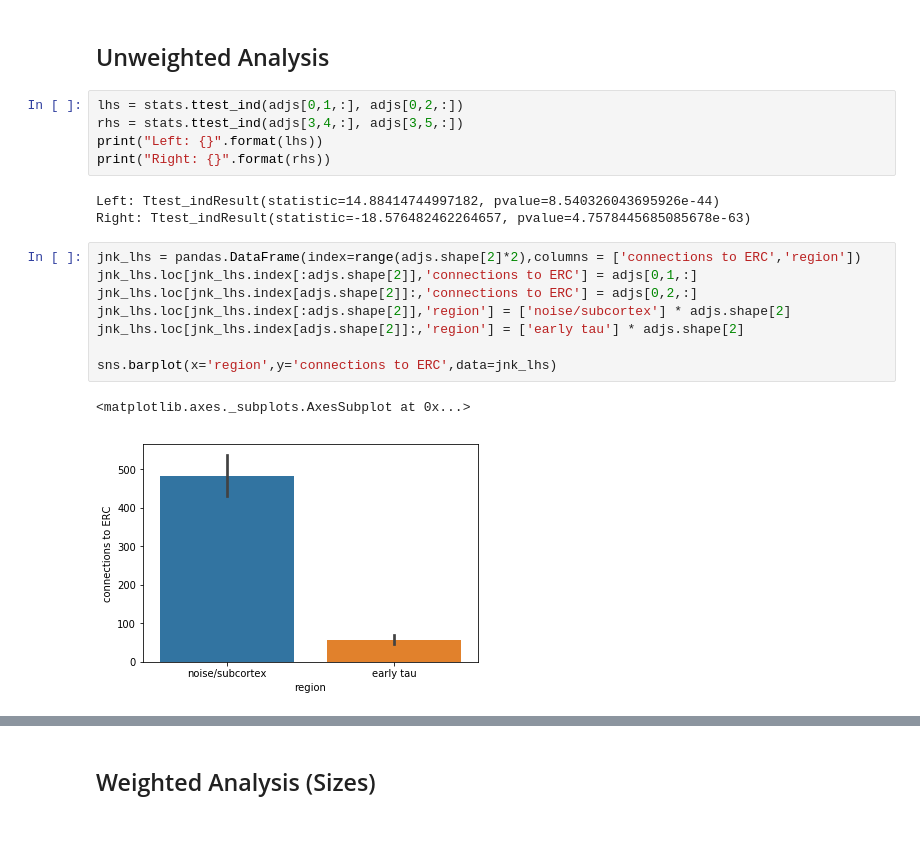
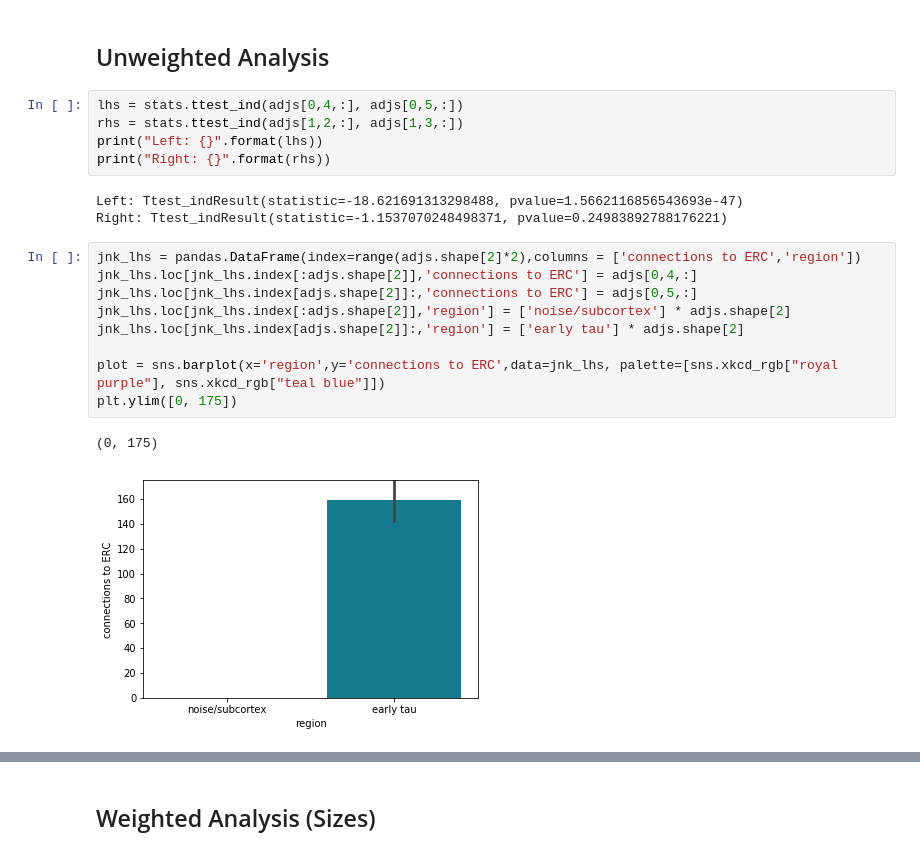
Before and after one commit to gkiar/alzhippo, a Jupyter notebook: code/hippocamp_ERC_connectivity.ipynb, the cells around one changed output, grey strips where cells are left out. Saved outputs shown, nothing was run; the diff lists cells and outputs as text.

Commit message:
updated connectivity plotting notebook with dilated parcellation

```diff
--- a/code/hippocamp_ERC_connectivity.ipynb
+++ b/code/hippocamp_ERC_connectivity.ipynb
@@ -41,23 +41,24 @@ array([[  1.22807018e-01,   0.00000000e+00,   2.65614035e+01,
 # %% [markdown]
 ## Unweighted Analysis
 # %%
-lhs = stats.ttest_ind(adjs[0,1,:], adjs[0,2,:])
-rhs = stats.ttest_ind(adjs[3,4,:], adjs[3,5,:])
+lhs = stats.ttest_ind(adjs[0,4,:], adjs[0,5,:])
+rhs = stats.ttest_ind(adjs[1,2,:], adjs[1,3,:])
 print("Left: {}".format(lhs))
 print("Right: {}".format(rhs))
 # %% [output]
-Left: Ttest_indResult(statistic=14.88414744997182, pvalue=8.540326043695926e-44)
-Right: Ttest_indResult(statistic=-18.576482462264657, pvalue=4.7578445685085678e-63)
+Left: Ttest_indResult(statistic=-18.621691313298488, pvalue=1.5662116856543693e-47)
+Right: Ttest_indResult(statistic=-1.1537070248498371, pvalue=0.24983892788176221)
 # %%
 jnk_lhs = pandas.DataFrame(index=range(adjs.shape[2]*2),columns = ['connections to ERC','region'])
-jnk_lhs.loc[jnk_lhs.index[:adjs.shape[2]],'connections to ERC'] = adjs[0,1,:]
-jnk_lhs.loc[jnk_lhs.index[adjs.shape[2]]:,'connections to ERC'] = adjs[0,2,:]
+jnk_lhs.loc[jnk_lhs.index[:adjs.shape[2]],'connections to ERC'] = adjs[0,4,:]
+jnk_lhs.loc[jnk_lhs.index[adjs.shape[2]]:,'connections to ERC'] = adjs[0,5,:]
 jnk_lhs.loc[jnk_lhs.index[:adjs.shape[2]],'region'] = ['noise/subcortex'] * adjs.shape[2]
 jnk_lhs.loc[jnk_lhs.index[adjs.shape[2]]:,'region'] = ['early tau'] * adjs.shape[2]
 
-sns.barplot(x='region',y='connections to ERC',data=jnk_lhs)
+plot = sns.barplot(x='region',y='connections to ERC',data=jnk_lhs, palette=[sns.xkcd_rgb["royal purple"], sns.xkcd_rgb["teal blue"]])
+plt.ylim([0, 175])
 # %% [output]
-<matplotlib.axes._subplots.AxesSubplot at 0x...>
+(0, 175)
-[figure, old version]
+[figure, new version]
 # %%
 jnk_rhs = pandas.DataFrame(index=range(adjs.shape[2]*2),columns = ['connections to ERC','region'])
```
Also changed, not shown: parts of 37 cells of this notebook.
